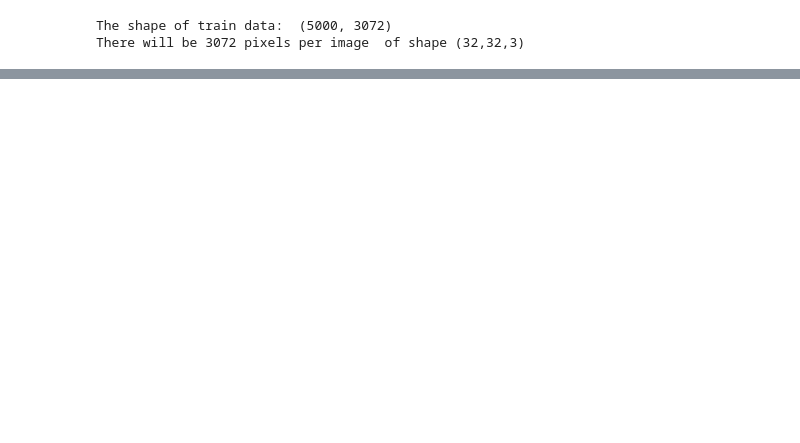
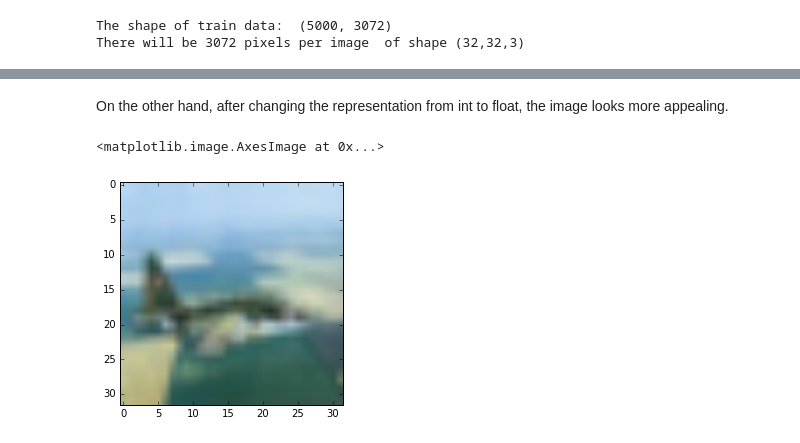
Before and after one commit to xgoogax/tplx-ds, a Jupyter notebook: image_analysis.ipynb, the cells around one changed output, grey strips where cells are left out. Cells and saved outputs as stored; diff of their text form; code cells hidden in the pictures; blank space fills up the shorter version.

```diff
--- a/image_analysis.ipynb
+++ b/image_analysis.ipynb
@@ -12,0 +23,8 @@ def unpickle(file):
+# %%
+restr_folder = config['paths']['restricted_dataset_path']
+meta_file = os.path.join(restr_folder, config['dataset_details']['class_info'])
+meta_batches = unpickle(meta_file)
+class_names =[x.decode('utf-8') for x in meta_batches[b'label_names']]
+mapping_classnames = dict()
+for i,value in enumerate(class_names):
+    mapping_classnames[i] = value
@@ -78,0 +76,8 @@ for i in list(np.unique(train_labels)):
+# %% [markdown]
+On the other hand, after changing the representation from int to float, the image looks more appealing.
+# %%
+train_data_reshaped = reshape_images(train_data, size_image, n_channels)
+plt.imshow(train_data_reshaped[0])
+# %% [output]
+<matplotlib.image.AxesImage at 0x...>
+[figure, added]
```
Also changed, not shown: parts of 42 cells of this notebook, 7 other files.
